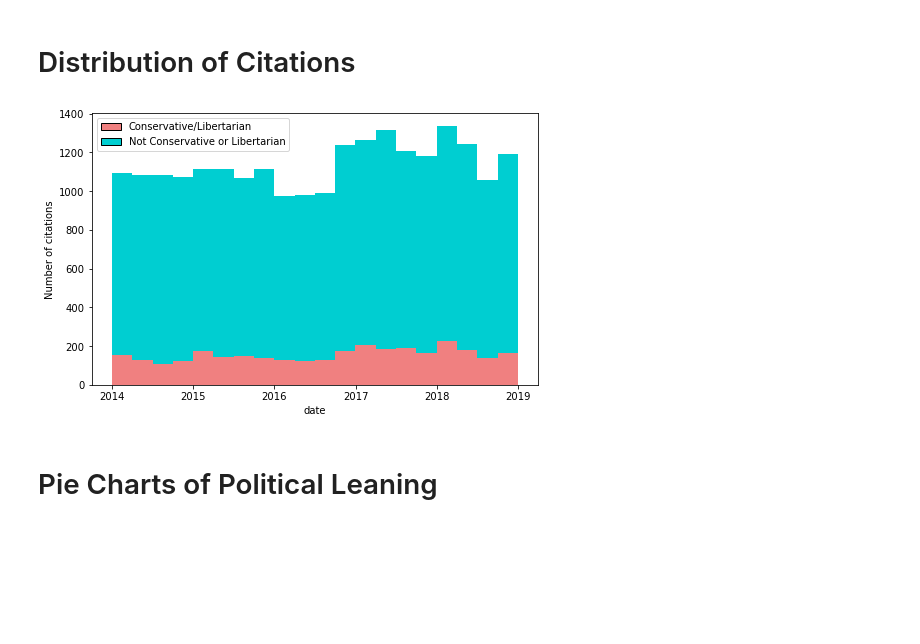
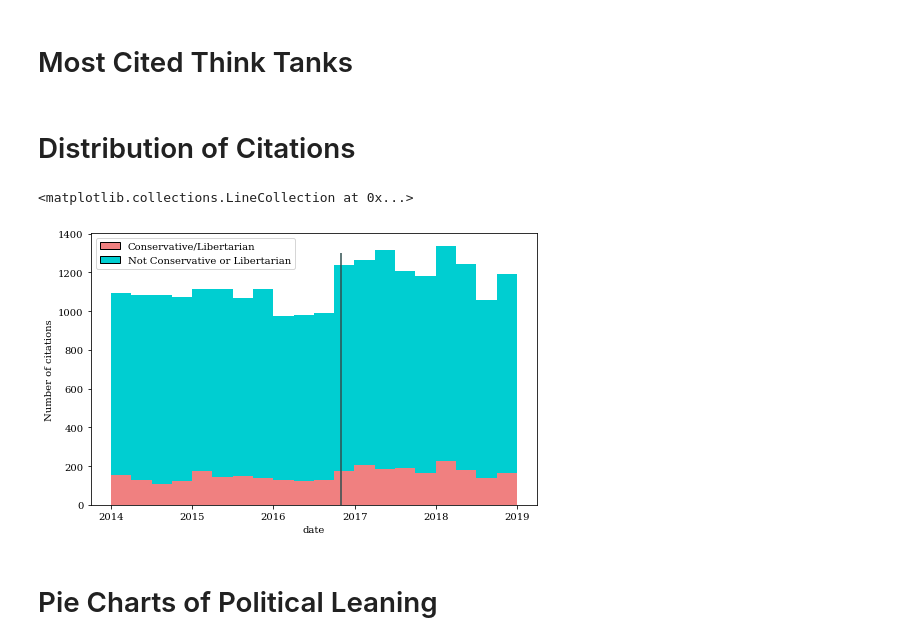
Before and after one commit to jai1802/thinktanks_and_media, a Jupyter notebook: EDA.ipynb, the cells around one changed output. Cells and saved outputs as stored; diff of their text form; code cells hidden in the pictures; blank space fills up the shorter version.

Commit message:
Regressions and plots

```diff
--- a/EDA.ipynb
+++ b/EDA.ipynb
@@ -21,3 +21,7 @@ df['lib'] = df['thinktank'].apply(lambda x: tt_df[tt_df['thinktank']==x]['libert
 df['cons_lib'] = df.apply(lambda x: max(x.cons, x.lib), axis=1)
 # %%
 panel = df.groupby(['pub', 'year', 'thinktank'])['sentence'].count().reset_index().rename(columns={'sentence':'citations'})
+# %%
+plt.rcParams['font.family'] = 'serif'
+# %% [markdown]
+# Most Cited Think Tanks
@@ -24,17 +30,22 @@ panel = df.groupby(['pub', 'year', 'thinktank'])['sentence'].count().reset_index
 # %% [markdown]
 # Distribution of Citations
 # %%
+font = {'fontname':'Helvetica'}
 # distribution of citations
 hist_fig, hist_ax  = plt.subplots(figsize=(8, 5))
 cons_years = df[df['cons_lib']==1]['date']
 non_cons_years = df[df['cons_lib']==0]['date']
 colors=['lightcoral', 'darkturquoise']
 hist_ax.set_xlabel('date')
 hist_ax.set_ylabel('Number of citations')
 hist_ax.hist([cons_years, non_cons_years], stacked=True, color=colors, bins=20)
 
 handles = [Rectangle((0, 0), 1, 1, color=c, ec="k") for c in colors]
 hist_ax.legend(handles, ['Conservative/Libertarian', 'Not Conservative or Libertarian']);
+
+half_x = pd.to_datetime("November 2016")
+hist_ax.vlines(half_x, ymin=0, ymax=1300, color='darkslategray', linestyle='-')
 # %% [output]
+<matplotlib.collections.LineCollection at 0x...>
-[figure, old version]
+[figure, new version]
 # %%
```
Also changed, not shown: parts of 5 cells of this notebook, 15 other files.
